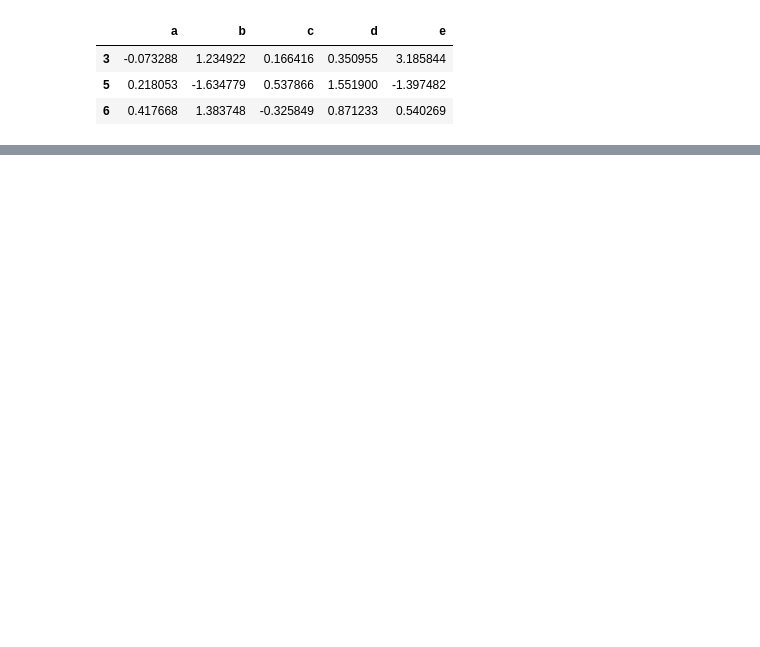
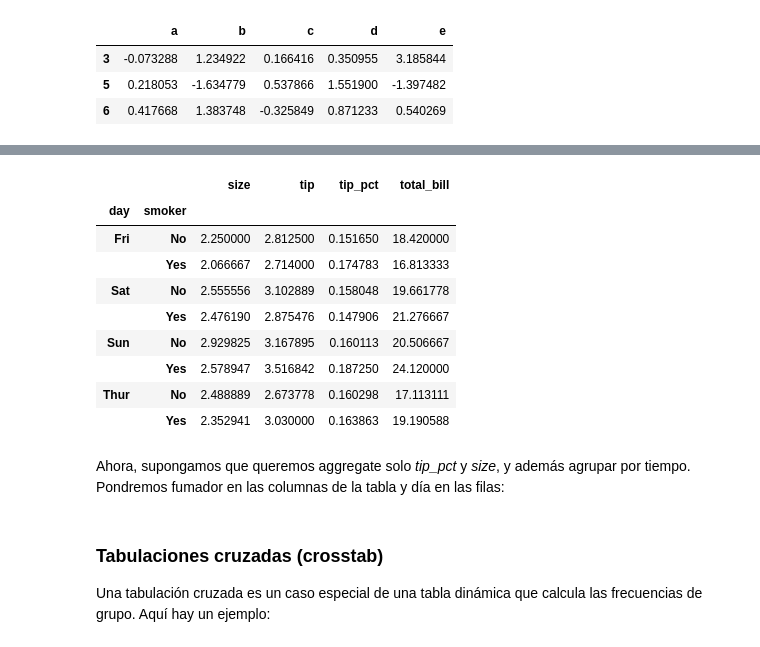
Before and after one commit to ri1965/DataScience, a Jupyter notebook: 6.Gestion_de_datos/Agregación_de_datos.ipynb, the cells around one changed output, grey strips where cells are left out. Drawn from its saved outputs; the diff is of its cells as text; code cells hidden in the pictures; blank space fills up the shorter version.

```diff
--- a/6.Gestion_de_datos/Agregación_de_datos.ipynb
+++ b/6.Gestion_de_datos/Agregación_de_datos.ipynb
@@ -137,0 +201,3 @@ people.groupby(len).sum()
+# %%
+prop = pd.read_csv('https://raw.githubusercontent.com/al34n1x/DataScience/master/6.Gestion_de_datos/tips.csv')
+prop['tip_pct'] = prop['tip'] / prop ['total_bill']
@@ -137,0 +428,15 @@ people.groupby(len).sum()
+# %%
+prop.pivot_table(index=['day', 'smoker'])
+# %% [output]
+|  |  | size | tip | tip_pct | total_bill |
+| day | smoker |  |  |  |  |
+| Fri | No | 2.250000 | 2.812500 | 0.151650 | 18.420000 |
+|  | Yes | 2.066667 | 2.714000 | 0.174783 | 16.813333 |
+| Sat | No | 2.555556 | 3.102889 | 0.158048 | 19.661778 |
+|  | Yes | 2.476190 | 2.875476 | 0.147906 | 21.276667 |
+| Sun | No | 2.929825 | 3.167895 | 0.160113 | 20.506667 |
+|  | Yes | 2.578947 | 3.516842 | 0.187250 | 24.120000 |
+| Thur | No | 2.488889 | 2.673778 | 0.160298 | 17.113111 |
+|  | Yes | 2.352941 | 3.030000 | 0.163863 | 19.190588 |
+# %% [markdown]
+Ahora, supongamos que queremos aggregate solo *tip_pct* y *size*, y además agrupar por tiempo. Pondremos fumador en las columnas de la tabla y día en las filas:
@@ -137,0 +449,3 @@ people.groupby(len).sum()
+# %% [markdown]
+### Tabulaciones cruzadas (crosstab)
+Una tabulación cruzada es un caso especial de una tabla dinámica que calcula las frecuencias de grupo. Aquí hay un ejemplo:
```
Also changed, not shown: parts of 85 cells of this notebook.
